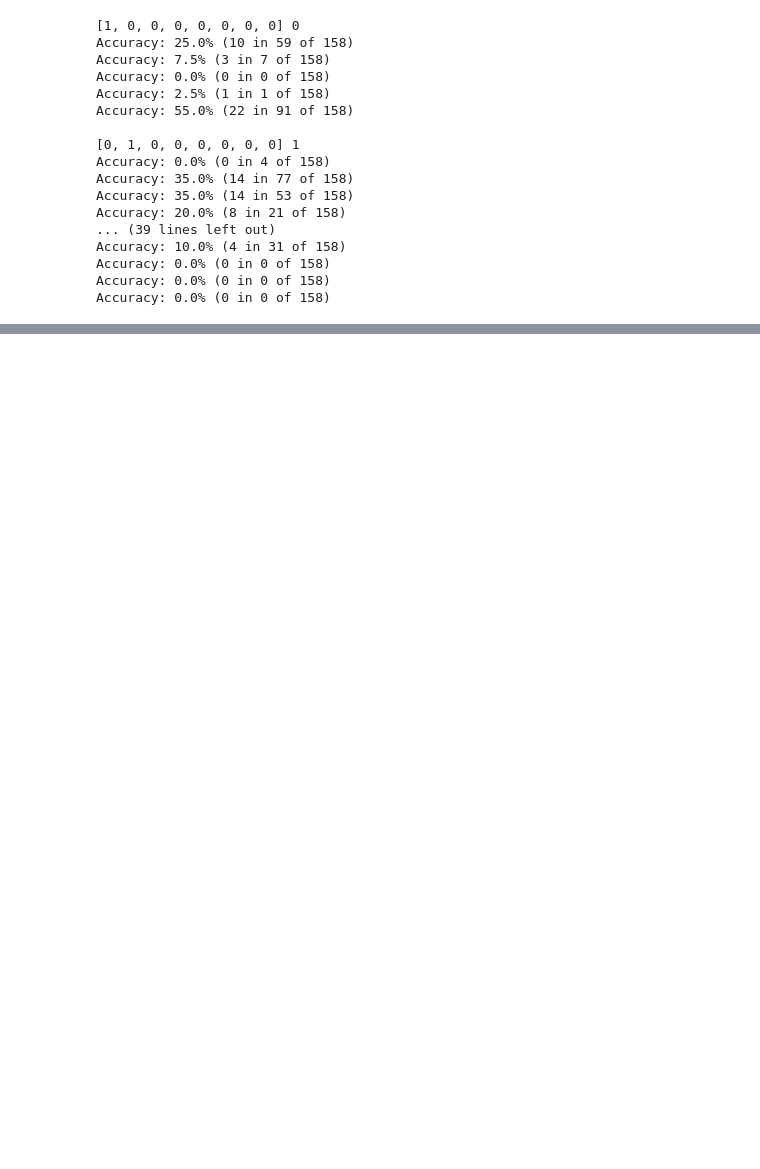
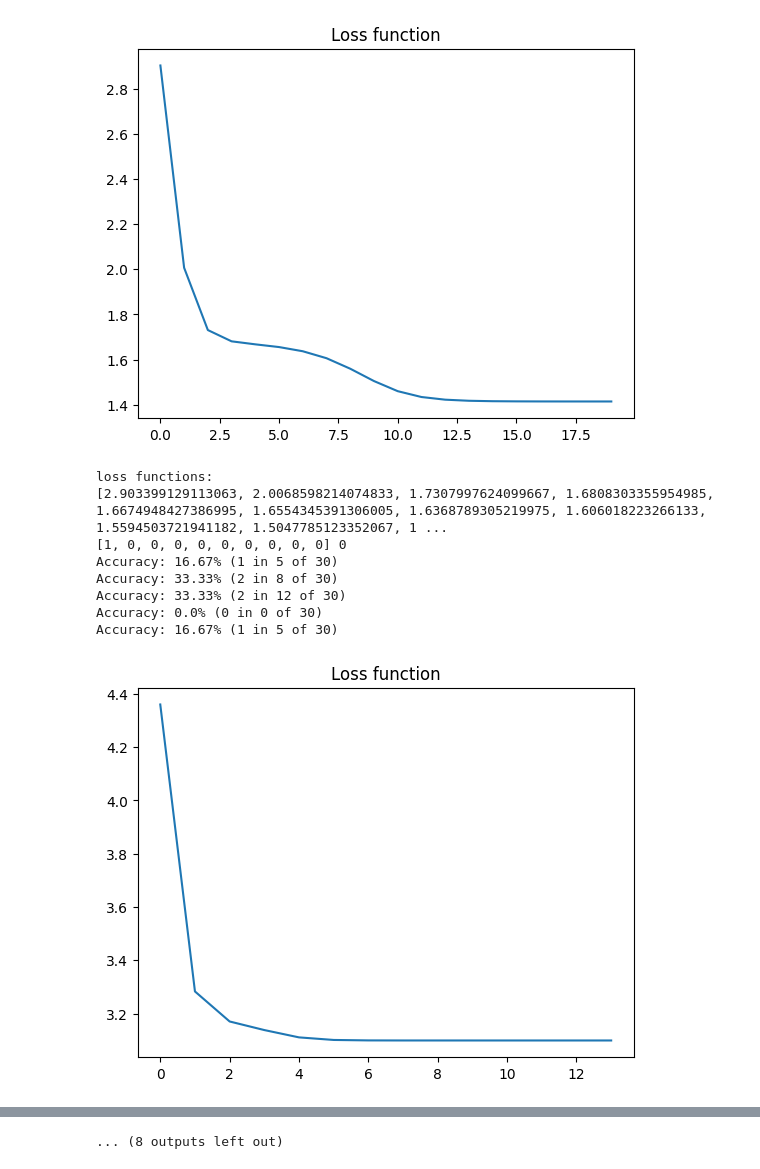
Before and after one commit to hoangtc125/algo-clustering-service, a Jupyter notebook: notebook/text_loading.ipynb, the cells around one changed output, grey strips where cells are left out. Saved outputs shown, nothing was run; the diff lists cells and outputs as text; code cells hidden in the pictures; blank space fills up the shorter version.

```diff
--- a/notebook/text_loading.ipynb
+++ b/notebook/text_loading.ipynb
@@ -10,6 +10,6 @@ excel_data_df = pd.ExcelFile(r'../data/egg.xlsx')
 excel_data_df = excel_data_df.parse(excel_data_df.sheet_names[0])
 # %%
-result_df = pd.ExcelFile(r'../data/egg-result.xlsx')
-result_df = result_df.parse(result_df.sheet_names[0])
+result_df = pd.ExcelFile(r'../data/sinno-result.xlsx')
+result_df = result_df.parse(result_df.sheet_names[1])
 result_set = result_df.iloc[:, 1].tolist()
 # %%
@@ -220,37 +228,31 @@ Accuracy: 32.5% (13 in 40 of 158)
 # %%
 identity_mapping = {iden: idx for idx, iden in enumerate(identity)}
 for i in range(len(cluster_fields)):
     __weight = [0] * len(cluster_fields)
     __weight[i] = 1
     ssmc_fcm = SSMC_FCM(
         dataset=dataset,
         fields_len=data_field_len,
         fields_weight=__weight,
         n_clusters=5,
         identity=identity,
         supervised_set=supervised_set,
     )
     ssmc_fcm.clustering()
+    ssmc_fcm.show_loss_function()
     print(__weight, i)
     for cluster in ssmc_fcm.pred_labels:
         count = sum([cluster.count(x) for x in result_set])
         print(f"Accuracy: {round(100 * count / len(result_set), 2)}% ({count} in {len(cluster)} of {len(ssmc_fcm.dataset)})")
     print()
 # %% [output]
+[figure, added]
-[1, 0, 0, 0, 0, 0, 0, 0] 0
-Accuracy: 25.0% (10 in 59 of 158)
-Accuracy: 7.5% (3 in 7 of 158)
-Accuracy: 0.0% (0 in 0 of 158)
-Accuracy: 2.5% (1 in 1 of 158)
-Accuracy: 55.0% (22 in 91 of 158)
-
-[0, 1, 0, 0, 0, 0, 0, 0] 1
-Accuracy: 0.0% (0 in 4 of 158)
-Accuracy: 35.0% (14 in 77 of 158)
-Accuracy: 35.0% (14 in 53 of 158)
-Accuracy: 20.0% (8 in 21 of 158)
-... (39 lines left out)
-Accuracy: 10.0% (4 in 31 of 158)
-Accuracy: 0.0% (0 in 0 of 158)
-Accuracy: 0.0% (0 in 0 of 158)
-Accuracy: 0.0% (0 in 0 of 158)
+loss functions:
+[2.903399129113063, 2.0068598214074833, 1.7307997624099667, 1.6808303355954985, 1.6674948427386995, 1.6554345391306005, 1.6368789305219975, 1.606018223266133, 1.5594503721941182, 1.5047785123352067, 1 ...
+[1, 0, 0, 0, 0, 0, 0, 0, 0, 0] 0
+Accuracy: 16.67% (1 in 5 of 30)
+Accuracy: 33.33% (2 in 8 of 30)
+Accuracy: 33.33% (2 in 12 of 30)
+Accuracy: 0.0% (0 in 0 of 30)
+Accuracy: 16.67% (1 in 5 of 30)
+[figure, added]
@@ -256,0 +303 @@ Accuracy: 0.0% (0 in 0 of 158)
+... (8 outputs left out)
```
Also changed, not shown: parts of 10 cells of this notebook, 2 other files.
